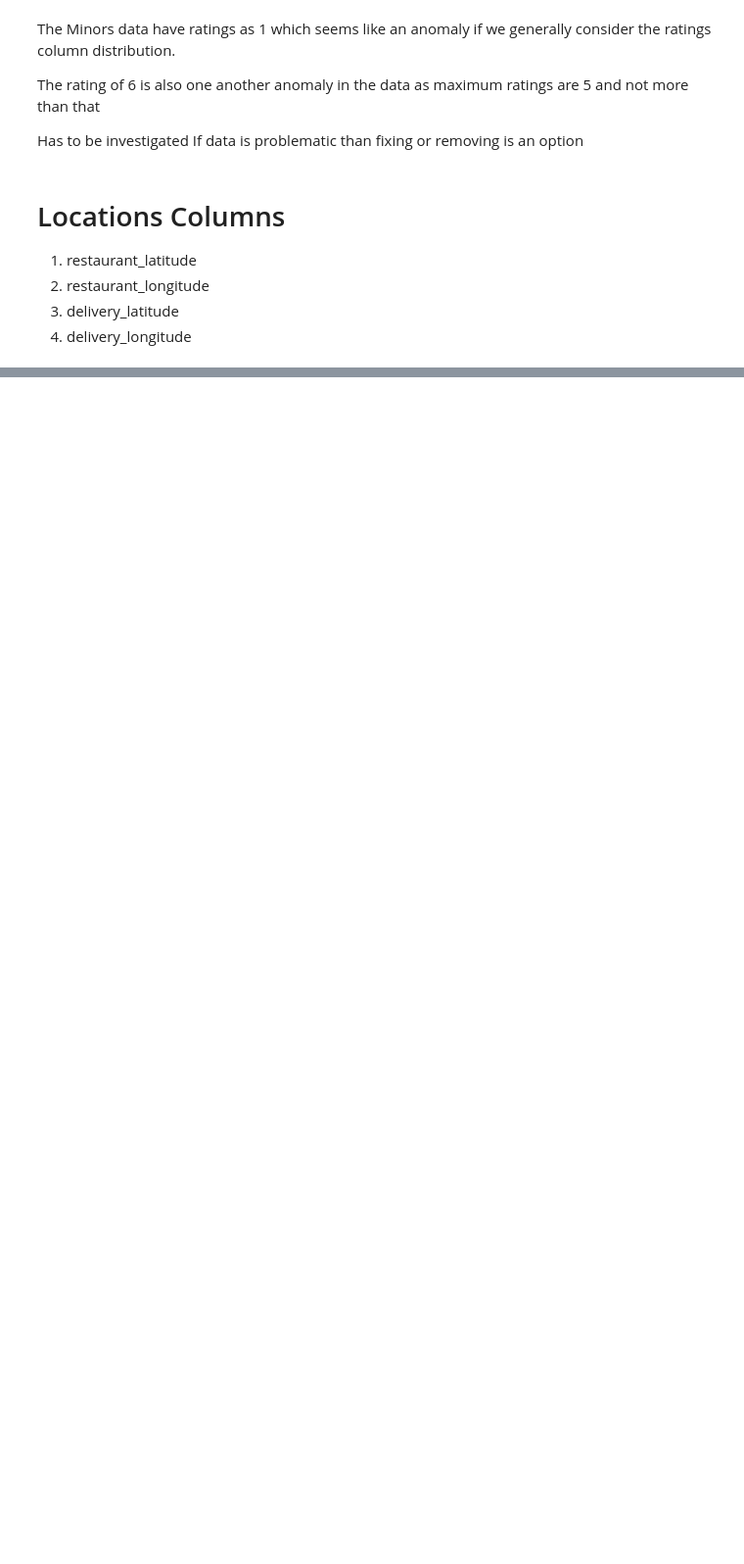
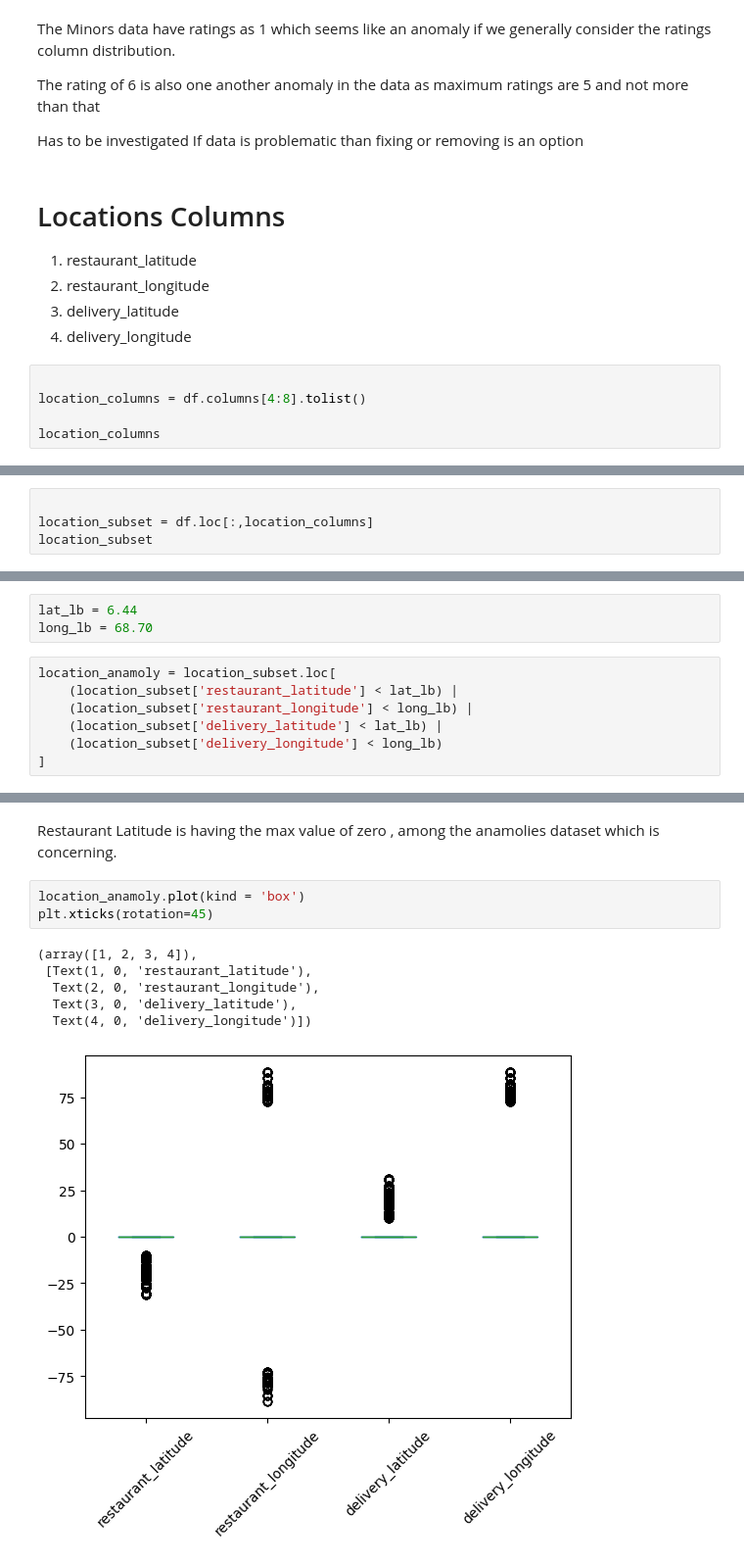
Before and after one commit to AvanindraBose/Urban-Eats-Food-Delivery-Time-Prediction, a Jupyter notebook: notebooks/Data-Cleaning.ipynb, the cells around one changed output, grey strips where cells are left out. Shown at 98% size. Cells and saved outputs as stored; diff of their text form; blank space fills up the shorter version.

```diff
--- a/notebooks/Data-Cleaning.ipynb
+++ b/notebooks/Data-Cleaning.ipynb
@@ -574,3 +574,8 @@ If data is problematic than fixing or removing is an option
 2. restaurant_longitude
 3. delivery_latitude
 4. delivery_longitude
+# %%
+
+location_columns = df.columns[4:8].tolist()
+
+location_columns
@@ -576,0 +587,4 @@ If data is problematic than fixing or removing is an option
+# %%
+
+location_subset = df.loc[:,location_columns]
+location_subset
@@ -576,0 +623,10 @@ If data is problematic than fixing or removing is an option
+# %%
+lat_lb = 6.44
+long_lb = 68.70
+# %%
+location_anamoly = location_subset.loc[
+    (location_subset['restaurant_latitude'] < lat_lb) |
+    (location_subset['restaurant_longitude'] < long_lb) |
+    (location_subset['delivery_latitude'] < lat_lb) |
+    (location_subset['delivery_longitude'] < long_lb)
+]
@@ -576,0 +651,12 @@ If data is problematic than fixing or removing is an option
+# %% [markdown]
+Restaurant Latitude is having the max value of zero , among the anamolies dataset which is concerning.
+# %%
+location_anamoly.plot(kind = 'box')
+plt.xticks(rotation=45)
+# %% [output]
+(array([1, 2, 3, 4]),
+ [Text(1, 0, 'restaurant_latitude'),
+  Text(2, 0, 'restaurant_longitude'),
+  Text(3, 0, 'delivery_latitude'),
+  Text(4, 0, 'delivery_longitude')])
+[figure, added]
```
Also changed, not shown: parts of 94 cells of this notebook.
